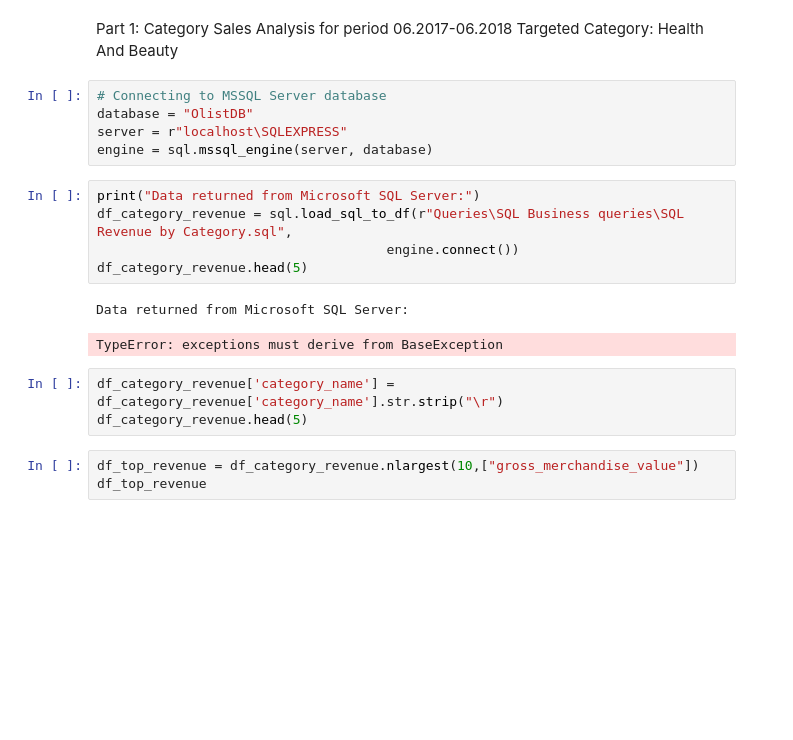
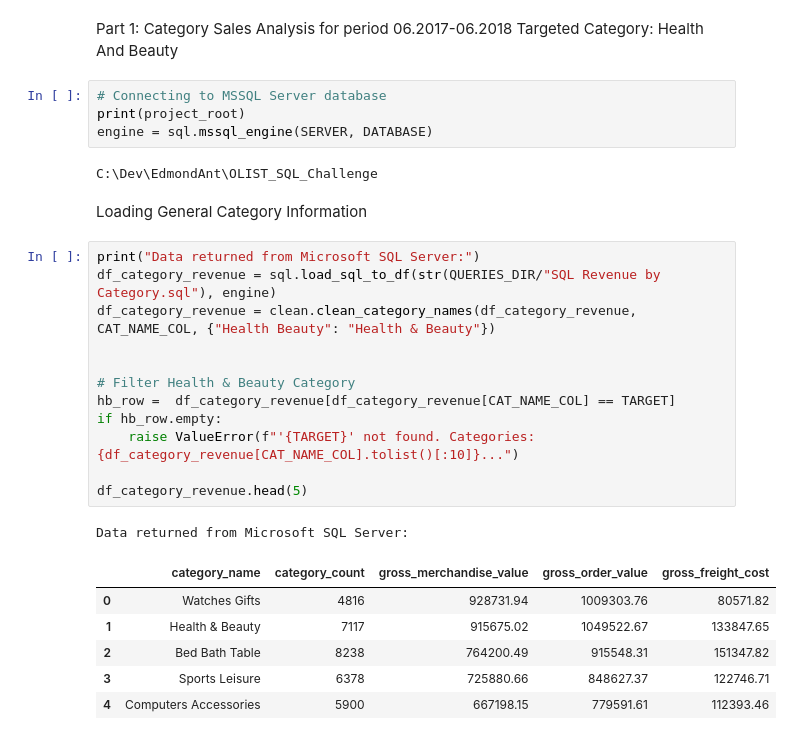
Before and after one commit to EdmondAnt/OLIST_Ecommerce_Sales_Analysis, a Jupyter notebook: Notebooks/Sales Category Analysis.ipynb, the cells around one changed output. Cells and saved outputs as stored; diff of their text form; blank space fills up the shorter version.

```diff
--- a/Notebooks/Sales Category Analysis.ipynb
+++ b/Notebooks/Sales Category Analysis.ipynb
@@ -21,20 +73,29 @@ Part 1: Category Sales Analysis for period 06.2017-06.2018
 Targeted Category: Health And Beauty
 # %%
 # Connecting to MSSQL Server database
-database = "OlistDB"
-server = r"localhost\SQLEXPRESS"
-engine = sql.mssql_engine(server, database)
+print(project_root)
+engine = sql.mssql_engine(SERVER, DATABASE)
+# %% [output]
+C:\Dev\EdmondAnt\OLIST_SQL_Challenge
+# %% [markdown]
+Loading General Category Information
 # %%
 print("Data returned from Microsoft SQL Server:")
-df_category_revenue = sql.load_sql_to_df(r"Queries\SQL Business queries\SQL Revenue by Category.sql",
-                                     engine.connect())
+df_category_revenue = sql.load_sql_to_df(str(QUERIES_DIR/"SQL Revenue by Category.sql"), engine)
+df_category_revenue = clean.clean_category_names(df_category_revenue, CAT_NAME_COL, {"Health Beauty": "Health & Beauty"})
+
+
+# Filter Health & Beauty Category
+hb_row =  df_category_revenue[df_category_revenue[CAT_NAME_COL] == TARGET]
+if hb_row.empty:
+    raise ValueError(f"'{TARGET}' not found. Categories: {df_category_revenue[CAT_NAME_COL].tolist()[:10]}...")
+
 df_category_revenue.head(5)
 # %% [output]
 Data returned from Microsoft SQL Server:
-TypeError: exceptions must derive from BaseException
+|  | category_name | category_count | gross_merchandise_value | gross_order_value | gross_freight_cost |
+| 0 | Watches Gifts | 4816 | 928731.94 | 1009303.76 | 80571.82 |
+| 1 | Health & Beauty | 7117 | 915675.02 | 1049522.67 | 133847.65 |
+| 2 | Bed Bath Table | 8238 | 764200.49 | 915548.31 | 151347.82 |
+| 3 | Sports Leisure | 6378 | 725880.66 | 848627.37 | 122746.71 |
+| 4 | Computers Accessories | 5900 | 667198.15 | 779591.61 | 112393.46 |
-# %%
-df_category_revenue['category_name'] = df_category_revenue['category_name'].str.strip("\r")
-df_category_revenue.head(5)
-# %%
-df_top_revenue = df_category_revenue.nlargest(10,["gross_merchandise_value"])
-df_top_revenue
```
Also changed, not shown: parts of 7 cells of this notebook, 19 other files.
